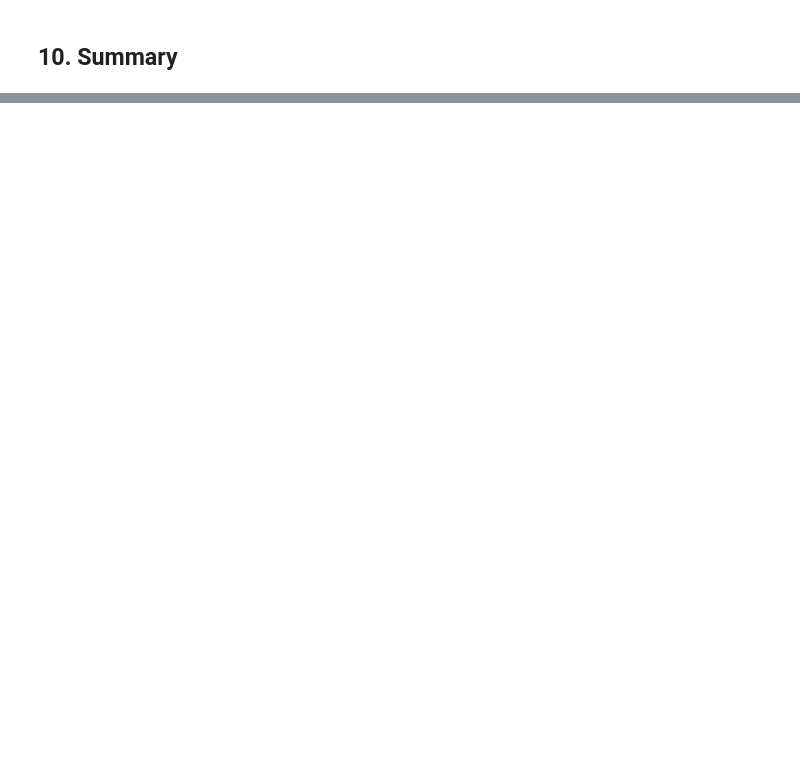
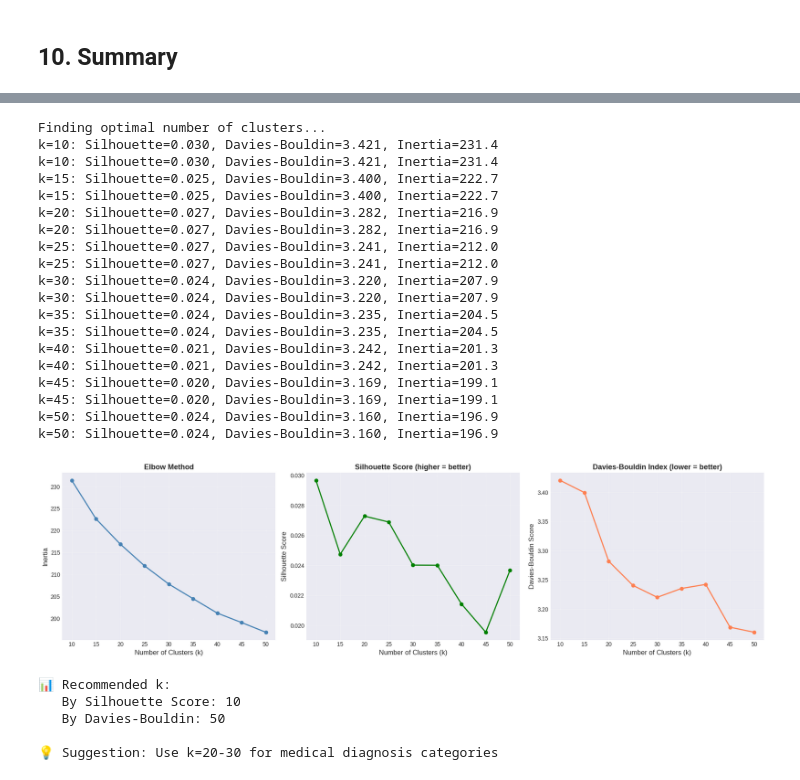
Before and after one commit to YousefMelhem/4DT911-Project-In-Visualization-and-Data-Analysis, a Jupyter notebook: Ml-Notebook/02b_text_embeddings_bert.ipynb, the cells around one changed output, grey strips where cells are left out. Cells and saved outputs as stored; diff of their text form; code cells hidden in the pictures; blank space fills up the shorter version.

```diff
--- a/Ml-Notebook/02b_text_embeddings_bert.ipynb
+++ b/Ml-Notebook/02b_text_embeddings_bert.ipynb
@@ -497,0 +551,80 @@ print("="*80)
+# %%
+# Find optimal number of clusters using elbow method
+from sklearn.metrics import silhouette_score, davies_bouldin_score
+
+k_range = range(10, 51, 5)
+inertias = []
+silhouette_scores = []
+db_scores = []
+
+print("Finding optimal number of clusters...")
+for k in k_range:
+    kmeans = KMeans(n_clusters=k, random_state=42, n_init=10)
+    cluster_labels = kmeans.fit_predict(diagnosis_embeddings)
+
+    inertias.append(kmeans.inertia_)
+    sil_score = silhouette_score(diagnosis_embeddings, cluster_labels)
+    db_score = davies_bouldin_score(diagnosis_embeddings, cluster_labels)
+
+    silhouette_scores.append(sil_score)
+    db_scores.append(db_score)
+
+    print(f"k={k:2d}: Silhouette={sil_score:.3f}, Davies-Bouldin={db_score:.3f}, Inertia={kmeans.inertia_:.1f}")
+
+# Visualize
+fig, axes = plt.subplots(1, 3, figsize=(18, 5))
+
+axes[0].plot(k_range, inertias, marker='o', color='steelblue', linewidth=2)
+axes[0].set_xlabel('Number of Clusters (k)', fontsize=12)
+axes[0].set_ylabel('Inertia', fontsize=12)
+axes[0].set_title('Elbow Method', fontsize=13, fontweight='bold')
+axes[0].grid(alpha=0.3)
+
+axes[1].plot(k_range, silhouette_scores, marker='o', color='green', linewidth=2)
+axes[1].set_xlabel('Number of Clusters (k)', fontsize=12)
+axes[1].set_ylabel('Silhouette Score', fontsize=12)
+axes[1].set_title('Silhouette Score (higher = better)', fontsize=13, fontweight='bold')
+axes[1].grid(alpha=0.3)
+
+axes[2].plot(k_range, db_scores, marker='o', color='coral', linewidth=2)
+axes[2].set_xlabel('Number of Clusters (k)', fontsize=12)
+axes[2].set_ylabel('Davies-Bouldin Score', fontsize=12)
+axes[2].set_title('Davies-Bouldin Index (lower = better)', fontsize=13, fontweight='bold')
+axes[2].grid(alpha=0.3)
+
+plt.tight_layout()
+plt.show()
+
+best_k_sil = list(k_range)[silhouette_scores.index(max(silhouette_scores))]
+best_k_db = list(k_range)[db_scores.index(min(db_scores))]
+
+print(f"\n📊 Recommended k:")
+print(f"   By Silhouette Score: {best_k_sil}")
+print(f"   By Davies-Bouldin: {best_k_db}")
+print(f"\n💡 Suggestion: Use k=20-30 for medical diagnosis categories")
+# %% [output]
+Finding optimal number of clusters...
+k=10: Silhouette=0.030, Davies-Bouldin=3.421, Inertia=231.4
+k=10: Silhouette=0.030, Davies-Bouldin=3.421, Inertia=231.4
+k=15: Silhouette=0.025, Davies-Bouldin=3.400, Inertia=222.7
+k=15: Silhouette=0.025, Davies-Bouldin=3.400, Inertia=222.7
+k=20: Silhouette=0.027, Davies-Bouldin=3.282, Inertia=216.9
+k=20: Silhouette=0.027, Davies-Bouldin=3.282, Inertia=216.9
+k=25: Silhouette=0.027, Davies-Bouldin=3.241, Inertia=212.0
+k=25: Silhouette=0.027, Davies-Bouldin=3.241, Inertia=212.0
+k=30: Silhouette=0.024, Davies-Bouldin=3.220, Inertia=207.9
+k=30: Silhouette=0.024, Davies-Bouldin=3.220, Inertia=207.9
+k=35: Silhouette=0.024, Davies-Bouldin=3.235, Inertia=204.5
+k=35: Silhouette=0.024, Davies-Bouldin=3.235, Inertia=204.5
+k=40: Silhouette=0.021, Davies-Bouldin=3.242, Inertia=201.3
+k=40: Silhouette=0.021, Davies-Bouldin=3.242, Inertia=201.3
+k=45: Silhouette=0.020, Davies-Bouldin=3.169, Inertia=199.1
+k=45: Silhouette=0.020, Davies-Bouldin=3.169, Inertia=199.1
+k=50: Silhouette=0.024, Davies-Bouldin=3.160, Inertia=196.9
+k=50: Silhouette=0.024, Davies-Bouldin=3.160, Inertia=196.9
+[figure, added]
+📊 Recommended k:
+   By Silhouette Score: 10
+   By Davies-Bouldin: 50
+
+💡 Suggestion: Use k=20-30 for medical diagnosis categories
```
Also changed, not shown: parts of 14 cells of this notebook, 15 other files.
